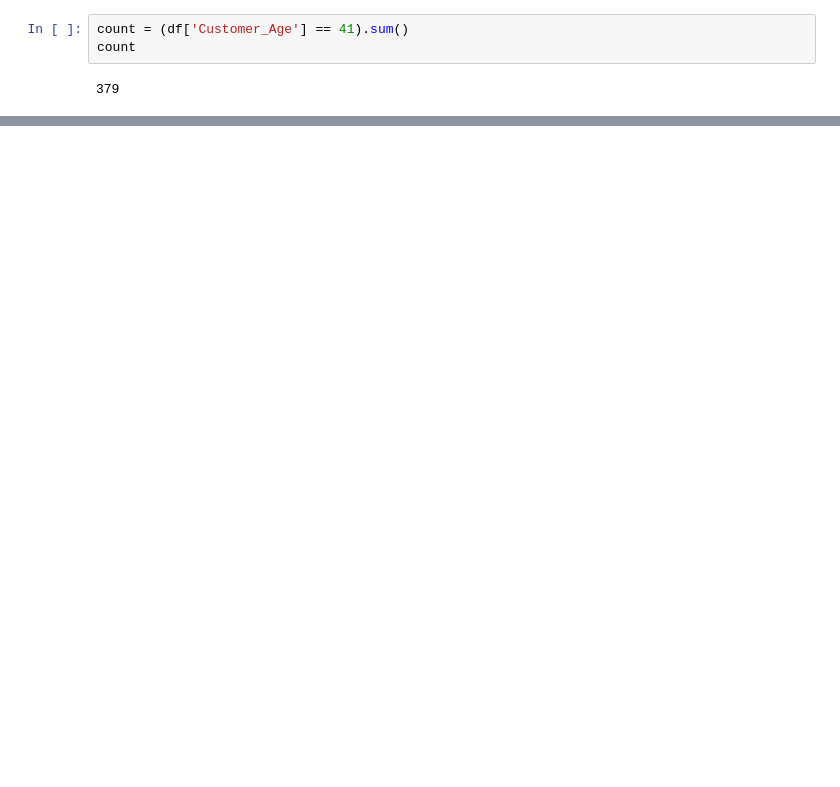
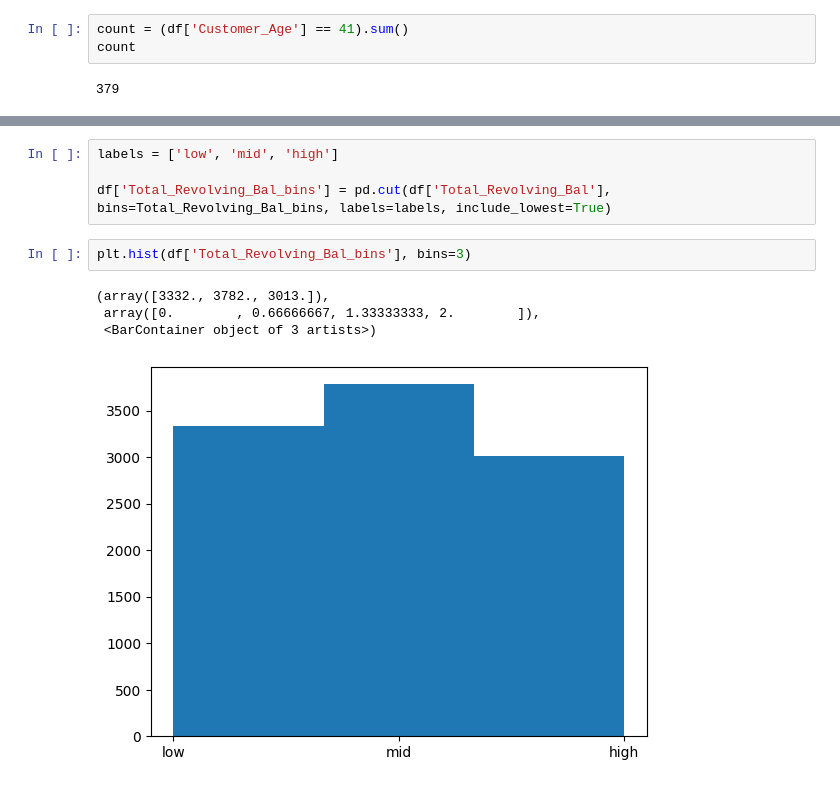
Before and after one commit to change0z/Portfolio, a Jupyter notebook: Data Analysis/Bayesns.ipynb, the cells around one changed output, grey strips where cells are left out. Drawn from its saved outputs; the diff is of its cells as text; blank space fills up the shorter version.

```diff
--- a/Data Analysis/Bayesns.ipynb
+++ b/Data Analysis/Bayesns.ipynb
@@ -357,0 +374,11 @@ df.loc[df['Customer_Age'] == 58]
+# %%
+labels = ['low', 'mid', 'high']
+
+df['Total_Revolving_Bal_bins'] = pd.cut(df['Total_Revolving_Bal'], bins=Total_Revolving_Bal_bins, labels=labels, include_lowest=True)
+# %%
+plt.hist(df['Total_Revolving_Bal_bins'], bins=3)
+# %% [output]
+(array([3332., 3782., 3013.]),
+ array([0.        , 0.66666667, 1.33333333, 2.        ]),
+ <BarContainer object of 3 artists>)
+[figure, added]
```
Also changed, not shown: parts of 46 cells of this notebook.
